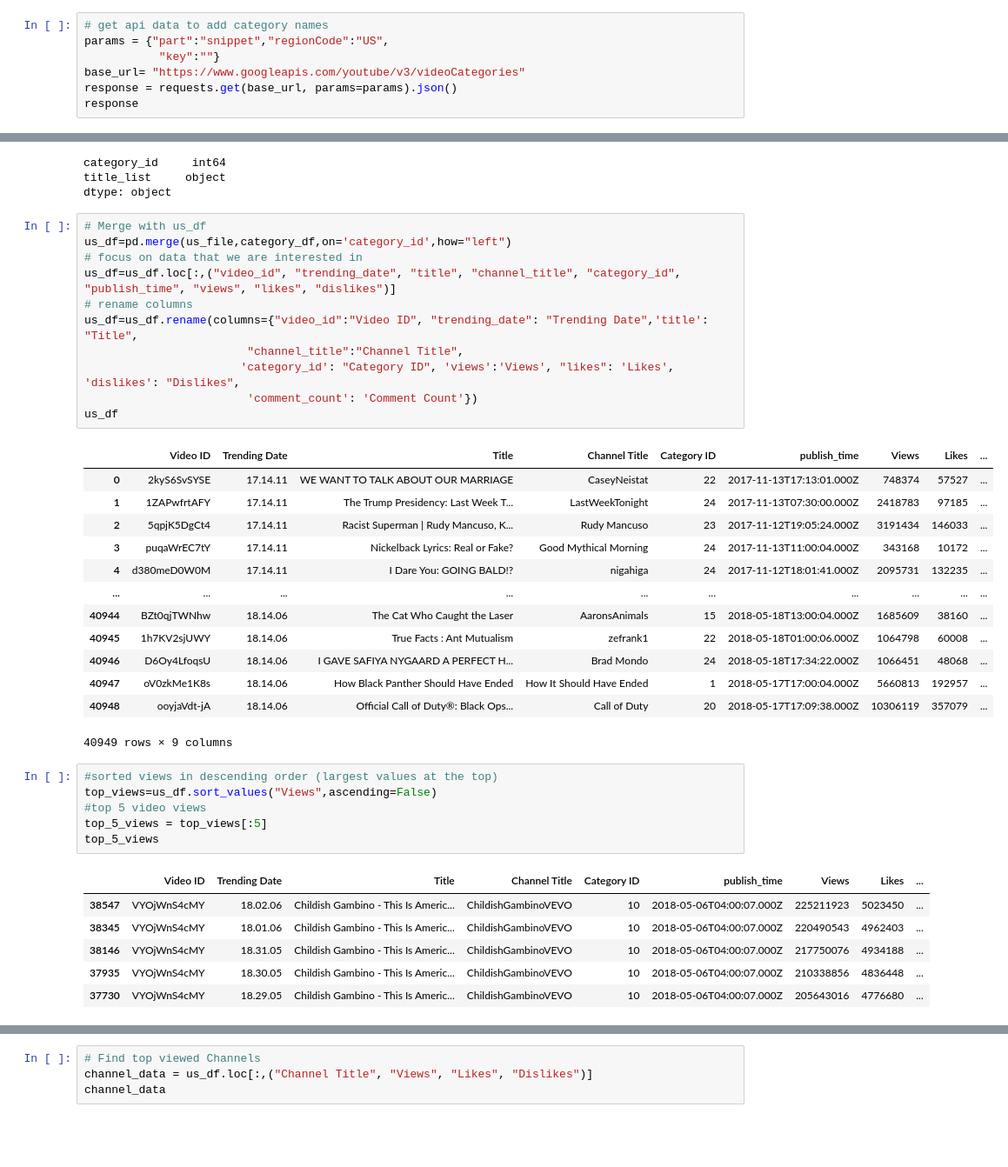
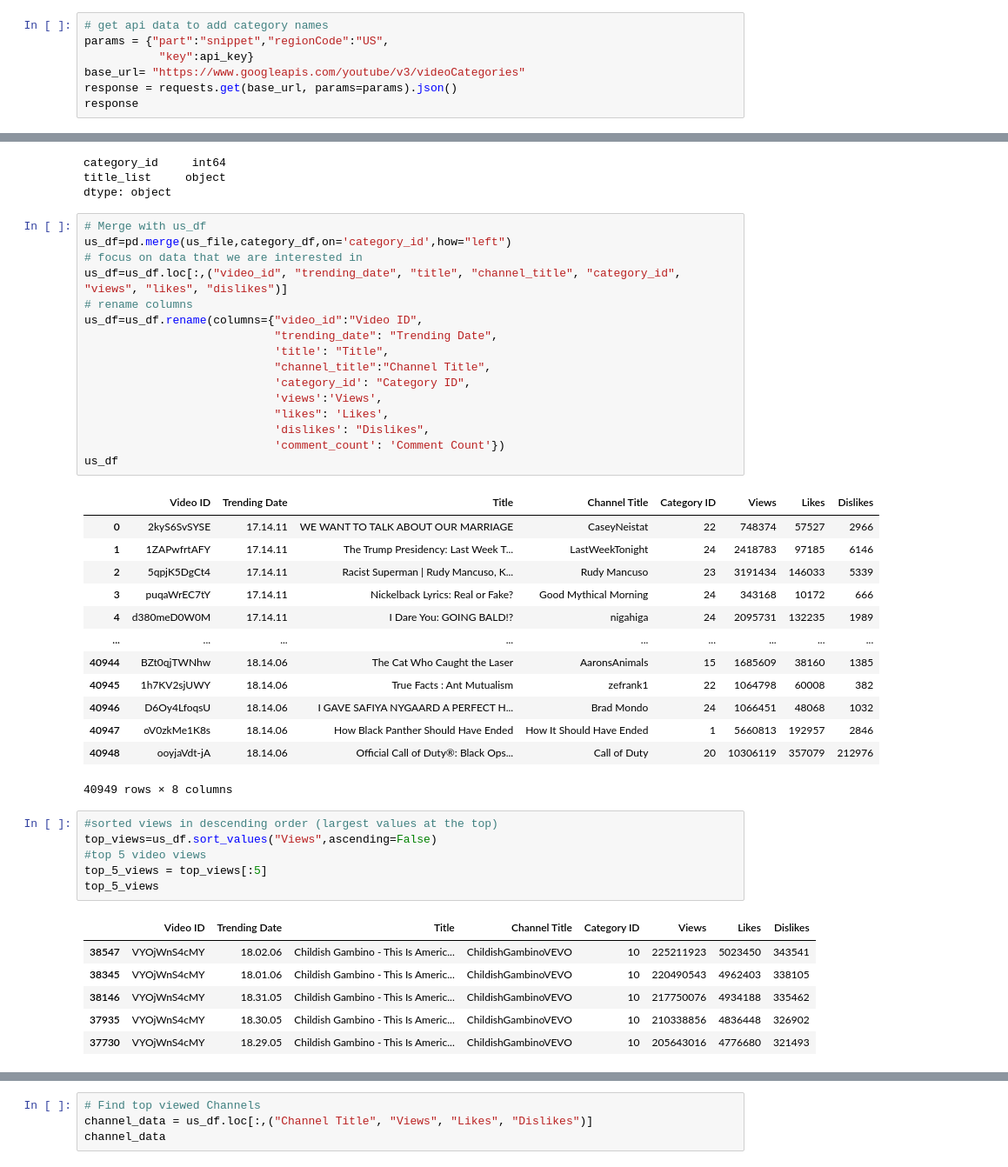
Before and after one commit to elisabethvirak/Top_Music_Project1, a Jupyter notebook: US_videos_analysis.ipynb, the cells around one changed output, grey strips where cells are left out. Shown: that part at 87% size. Drawn from its saved outputs; the diff is of its cells as text; blank space fills up the shorter version.

```diff
--- a/US_videos_analysis.ipynb
+++ b/US_videos_analysis.ipynb
@@ -36,7 +37,7 @@ dtype: int64
 # %%
 # get api data to add category names
 params = {"part":"snippet","regionCode":"US",
-           "key":""}
+           "key":api_key}
 base_url= "https://www.googleapis.com/youtube/v3/videoCategories"
 response = requests.get(base_url, params=params).json()
 response
@@ -77,28 +78,33 @@ dtype: object
 # %%
 # Merge with us_df
 us_df=pd.merge(us_file,category_df,on='category_id',how="left")
 # focus on data that we are interested in
-us_df=us_df.loc[:,("video_id", "trending_date", "title", "channel_title", "category_id", "publish_time", "views", "likes", "dislikes")]
+us_df=us_df.loc[:,("video_id", "trending_date", "title", "channel_title", "category_id", "views", "likes", "dislikes")]
 # rename columns
-us_df=us_df.rename(columns={"video_id":"Video ID", "trending_date": "Trending Date",'title': "Title",
-                        "channel_title":"Channel Title",
-                       'category_id': "Category ID", 'views':'Views', "likes": 'Likes', 'dislikes': "Dislikes",
-                        'comment_count': 'Comment Count'})
+us_df=us_df.rename(columns={"video_id":"Video ID",
+                            "trending_date": "Trending Date",
+                            'title': "Title",
+                            "channel_title":"Channel Title",
+                            'category_id': "Category ID",
+                            'views':'Views',
+                            "likes": 'Likes',
+                            'dislikes': "Dislikes",
+                            'comment_count': 'Comment Count'})
 us_df
 # %% [output]
-|  | Video ID | Trending Date | Title | Channel Title | Category ID | publish_time | Views | Likes | ... |
-| 0 | 2kyS6SvSYSE | 17.14.11 | WE WANT TO TALK ABOUT OUR MARRIAGE | CaseyNeistat | 22 | 2017-11-13T17:13:01.000Z | 748374 | 57527 | ... |
-| 1 | 1ZAPwfrtAFY | 17.14.11 | The Trump Presidency: Last Week T... | LastWeekTonight | 24 | 2017-11-13T07:30:00.000Z | 2418783 | 97185 | ... |
-| 2 | 5qpjK5DgCt4 | 17.14.11 | Racist Superman | Rudy Mancuso, K... | Rudy Mancuso | 23 | 2017-11-12T19:05:24.000Z | 3191434 | 146033 | ... |
-| 3 | puqaWrEC7tY | 17.14.11 | Nickelback Lyrics: Real or Fake? | Good Mythical Morning | 24 | 2017-11-13T11:00:04.000Z | 343168 | 10172 | ... |
-| 4 | d380meD0W0M | 17.14.11 | I Dare You: GOING BALD!? | nigahiga | 24 | 2017-11-12T18:01:41.000Z | 2095731 | 132235 | ... |
-| ... | ... | ... | ... | ... | ... | ... | ... | ... | ... |
-| 40944 | BZt0qjTWNhw | 18.14.06 | The Cat Who Caught the Laser | AaronsAnimals | 15 | 2018-05-18T13:00:04.000Z | 1685609 | 38160 | ... |
-| 40945 | 1h7KV2sjUWY | 18.14.06 | True Facts : Ant Mutualism | zefrank1 | 22 | 2018-05-18T01:00:06.000Z | 1064798 | 60008 | ... |
-| 40946 | D6Oy4LfoqsU | 18.14.06 | I GAVE SAFIYA NYGAARD A PERFECT H... | Brad Mondo | 24 | 2018-05-18T17:34:22.000Z | 1066451 | 48068 | ... |
-| 40947 | oV0zkMe1K8s | 18.14.06 | How Black Panther Should Have Ended | How It Should Have Ended | 1 | 2018-05-17T17:00:04.000Z | 5660813 | 192957 | ... |
-| 40948 | ooyjaVdt-jA | 18.14.06 | Official Call of Duty®: Black Ops... | Call of Duty | 20 | 2018-05-17T17:09:38.000Z | 10306119 | 357079 | ... |
+|  | Video ID | Trending Date | Title | Channel Title | Category ID | Views | Likes | Dislikes |
+| 0 | 2kyS6SvSYSE | 17.14.11 | WE WANT TO TALK ABOUT OUR MARRIAGE | CaseyNeistat | 22 | 748374 | 57527 | 2966 |
+| 1 | 1ZAPwfrtAFY | 17.14.11 | The Trump Presidency: Last Week T... | LastWeekTonight | 24 | 2418783 | 97185 | 6146 |
+| 2 | 5qpjK5DgCt4 | 17.14.11 | Racist Superman | Rudy Mancuso, K... | Rudy Mancuso | 23 | 3191434 | 146033 | 5339 |
+| 3 | puqaWrEC7tY | 17.14.11 | Nickelback Lyrics: Real or Fake? | Good Mythical Morning | 24 | 343168 | 10172 | 666 |
+| 4 | d380meD0W0M | 17.14.11 | I Dare You: GOING BALD!? | nigahiga | 24 | 2095731 | 132235 | 1989 |
+| ... | ... | ... | ... | ... | ... | ... | ... | ... |
+| 40944 | BZt0qjTWNhw | 18.14.06 | The Cat Who Caught the Laser | AaronsAnimals | 15 | 1685609 | 38160 | 1385 |
+| 40945 | 1h7KV2sjUWY | 18.14.06 | True Facts : Ant Mutualism | zefrank1 | 22 | 1064798 | 60008 | 382 |
+| 40946 | D6Oy4LfoqsU | 18.14.06 | I GAVE SAFIYA NYGAARD A PERFECT H... | Brad Mondo | 24 | 1066451 | 48068 | 1032 |
+| 40947 | oV0zkMe1K8s | 18.14.06 | How Black Panther Should Have Ended | How It Should Have Ended | 1 | 5660813 | 192957 | 2846 |
+| 40948 | ooyjaVdt-jA | 18.14.06 | Official Call of Duty®: Black Ops... | Call of Duty | 20 | 10306119 | 357079 | 212976 |
-40949 rows × 9 columns
+40949 rows × 8 columns
 # %%
 #sorted views in descending order (largest values at the top)
 top_views=us_df.sort_values("Views",ascending=False)
@@ -106,12 +112,12 @@ top_views=us_df.sort_values("Views",ascending=False)
 top_5_views = top_views[:5]
 top_5_views
 # %% [output]
-|  | Video ID | Trending Date | Title | Channel Title | Category ID | publish_time | Views | Likes | ... |
-| 38547 | VYOjWnS4cMY | 18.02.06 | Childish Gambino - This Is Americ... | ChildishGambinoVEVO | 10 | 2018-05-06T04:00:07.000Z | 225211923 | 5023450 | ... |
-| 38345 | VYOjWnS4cMY | 18.01.06 | Childish Gambino - This Is Americ... | ChildishGambinoVEVO | 10 | 2018-05-06T04:00:07.000Z | 220490543 | 4962403 | ... |
-| 38146 | VYOjWnS4cMY | 18.31.05 | Childish Gambino - This Is Americ... | ChildishGambinoVEVO | 10 | 2018-05-06T04:00:07.000Z | 217750076 | 4934188 | ... |
-| 37935 | VYOjWnS4cMY | 18.30.05 | Childish Gambino - This Is Americ... | ChildishGambinoVEVO | 10 | 2018-05-06T04:00:07.000Z | 210338856 | 4836448 | ... |
-| 37730 | VYOjWnS4cMY | 18.29.05 | Childish Gambino - This Is Americ... | ChildishGambinoVEVO | 10 | 2018-05-06T04:00:07.000Z | 205643016 | 4776680 | ... |
+|  | Video ID | Trending Date | Title | Channel Title | Category ID | Views | Likes | Dislikes |
+| 38547 | VYOjWnS4cMY | 18.02.06 | Childish Gambino - This Is Americ... | ChildishGambinoVEVO | 10 | 225211923 | 5023450 | 343541 |
+| 38345 | VYOjWnS4cMY | 18.01.06 | Childish Gambino - This Is Americ... | ChildishGambinoVEVO | 10 | 220490543 | 4962403 | 338105 |
+| 38146 | VYOjWnS4cMY | 18.31.05 | Childish Gambino - This Is Americ... | ChildishGambinoVEVO | 10 | 217750076 | 4934188 | 335462 |
+| 37935 | VYOjWnS4cMY | 18.30.05 | Childish Gambino - This Is Americ... | ChildishGambinoVEVO | 10 | 210338856 | 4836448 | 326902 |
+| 37730 | VYOjWnS4cMY | 18.29.05 | Childish Gambino - This Is Americ... | ChildishGambinoVEVO | 10 | 205643016 | 4776680 | 321493 |
 # %%
 #sorted views in ascending order (lowest values at the top)
 bottom_views=us_df.sort_values("Views")
```
Also changed, not shown: parts of 10 cells of this notebook, 2 other files.
